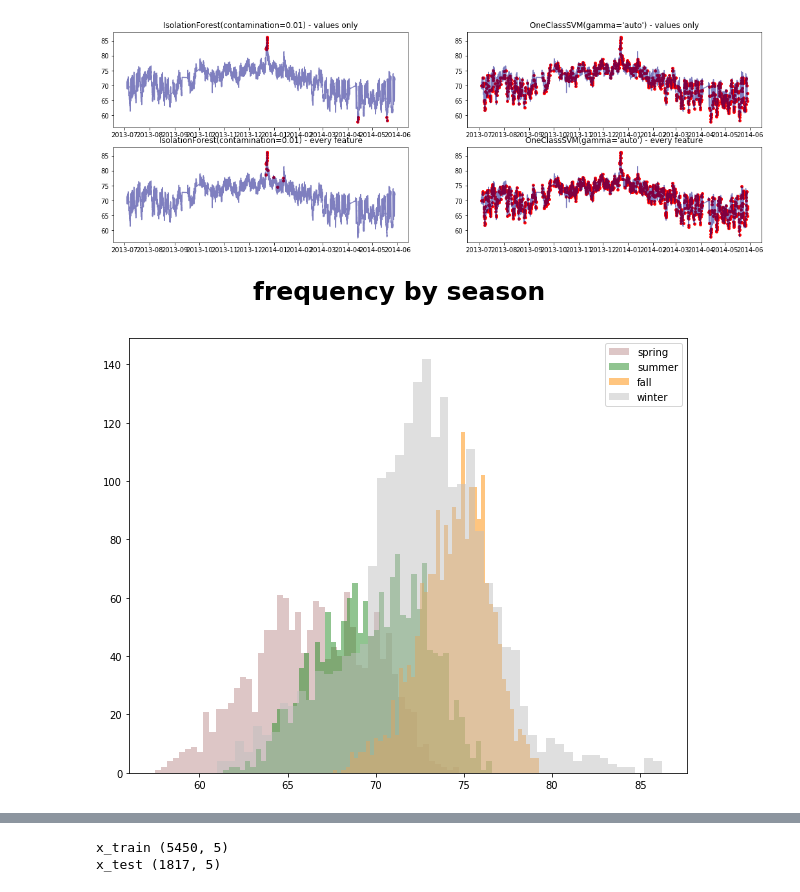
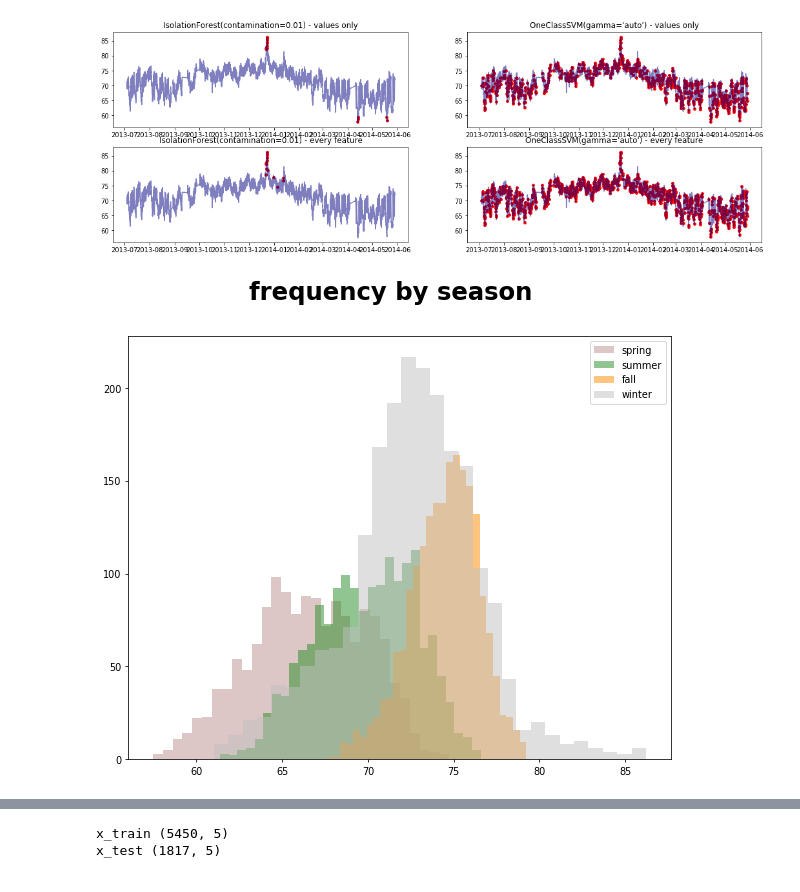
Before and after one commit to leafy-dandelion/2021-knu-tsad, a Jupyter notebook: Liubyma.ipynb, the cells around one changed output, grey strips where cells are left out. Drawn from its saved outputs; the diff is of its cells as text; code cells hidden in the pictures.

```diff
--- a/Liubyma.ipynb
+++ b/Liubyma.ipynb
@@ -190,7 +190,7 @@ fig.subplots_adjust(hspace = 0.5)
 
 from sklearn.model_selection import train_test_split
 
-df_train, df_test = train_test_split(df)
+df_train, df_test = train_test_split(df,shuffle=False)
 df_train
 #df_test
 # %% [output]
@@ -522,17 +522,17 @@ plt.show()
 # %%
 # seasons (4)
 seasons = ['spring', 'summer', 'fall', 'winter']
 colors = ['RosyBrown', 'ForestGreen', 'DarkOrange', 'Silver']
 f = plt.figure(figsize=(10,8))
 plt.rcParams.update({'figure.dpi':70})
 for i in range(4):
-    plt.hist(df.loc[df['season']==i+1, 'value'], color=colors[i], alpha=0.5, bins=50)
+    plt.hist(df.loc[df['season']==i+1, 'value'], color=colors[i], alpha=0.5, bins=30)
     #plt.set_title(seasons[i])
 f.suptitle('frequency by season', fontweight = 'bold', fontsize = 25)
 plt.legend(seasons)
 plt.show()
 # %% [output]
-[figure, old version]
+[figure, new version]
 # %%
 # hours [00-23] -> morning[5-11), daytime[11-17), evening[17-23), night[23-5)
 
```
Also changed, not shown: parts of 31 cells of this notebook.
